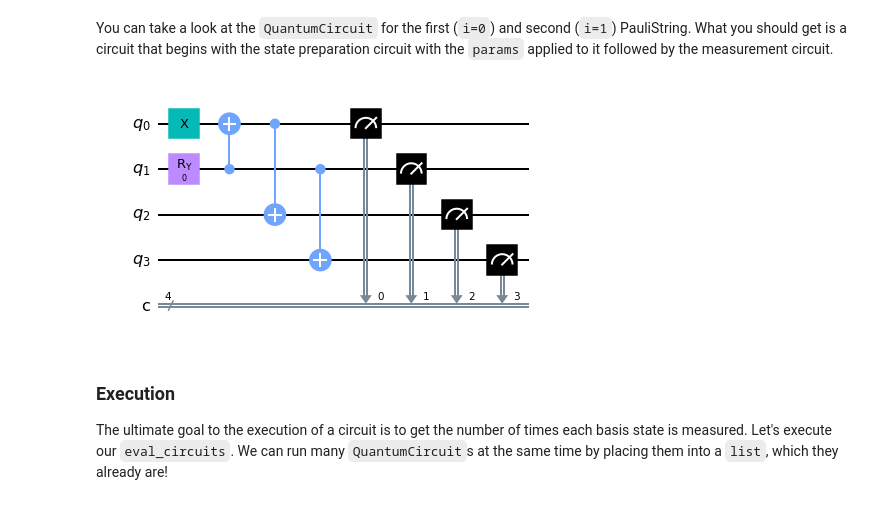
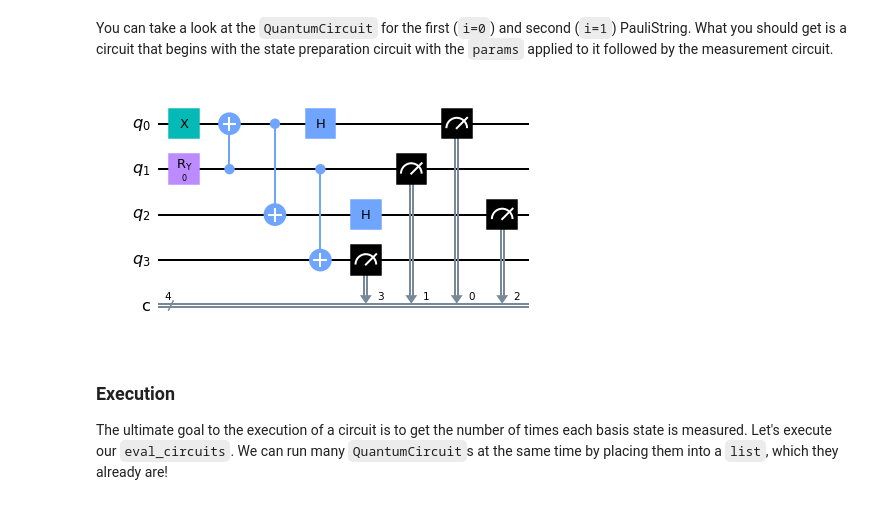
Before and after one commit to beneklins/qiskiteers_h2, a Jupyter notebook: activity3-2.ipynb, the cells around one changed output. Saved outputs shown, nothing was run; the diff lists cells and outputs as text; code cells hidden in the pictures.

```diff
--- a/activity3-2.ipynb
+++ b/activity3-2.ipynb
@@ -302,10 +303,10 @@ eval_circuits = evaluator.prepare_eval_circuits(params)
 # %% [markdown]
 You can take a look at the `QuantumCircuit` for the first (`i=0`) and second (`i=1`) PauliString. What you should get is a circuit that begins with the state preparation circuit with the `params` applied to it followed by the measurement circuit.
 # %%
-i = 1
+i = 0
 eval_circuits[i].draw('mpl')
 # %% [output]
-[figure, old version]
+[figure, new version]
 # %% [markdown]
 ### Execution
 The ultimate goal to the execution of a circuit is to get the number of times each basis state is measured. Let's execute our `eval_circuits`. We can run many `QuantumCircuit`s at the same time by placing them into a `list`, which they already are!
```
Also changed, not shown: parts of 29 cells of this notebook, 7 other files.
